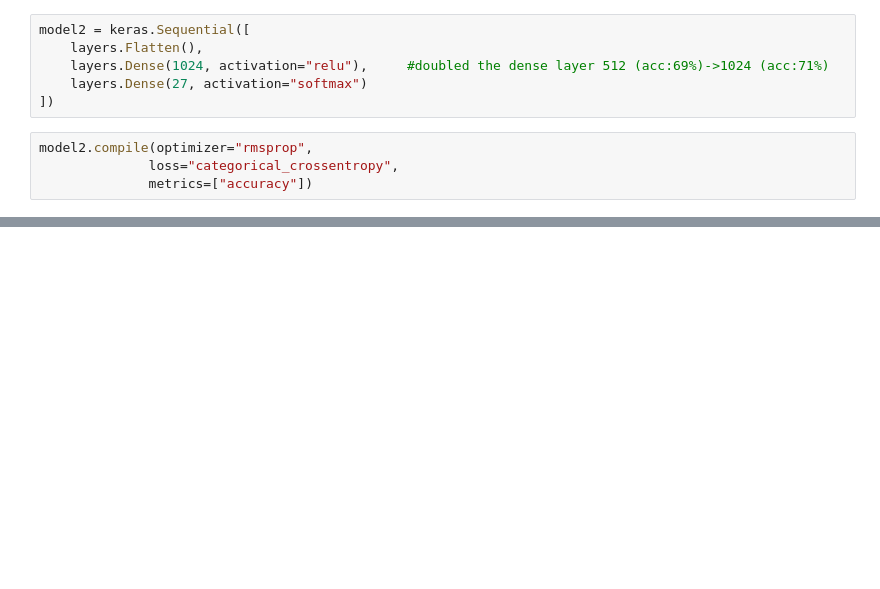
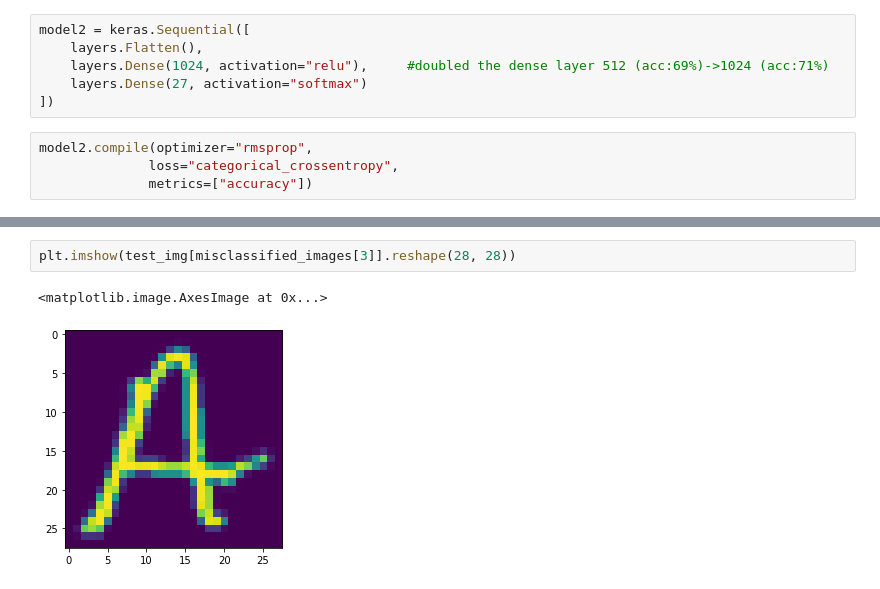
Before and after one commit to raymec/keras, a Jupyter notebook: Project_2_Keras.ipynb, the cells around one changed output, grey strips where cells are left out. Cells and saved outputs as stored; diff of their text form; blank space fills up the shorter version.

```diff
--- a/Project_2_Keras.ipynb
+++ b/Project_2_Keras.ipynb
@@ -921,0 +916,5 @@ Epoch 5/5
+# %%
+plt.imshow(test_img[misclassified_images[3]].reshape(28, 28))
+# %% [output]
+<matplotlib.image.AxesImage at 0x...>
+[figure, added]
```
Also changed, not shown: parts of 59 cells of this notebook.
